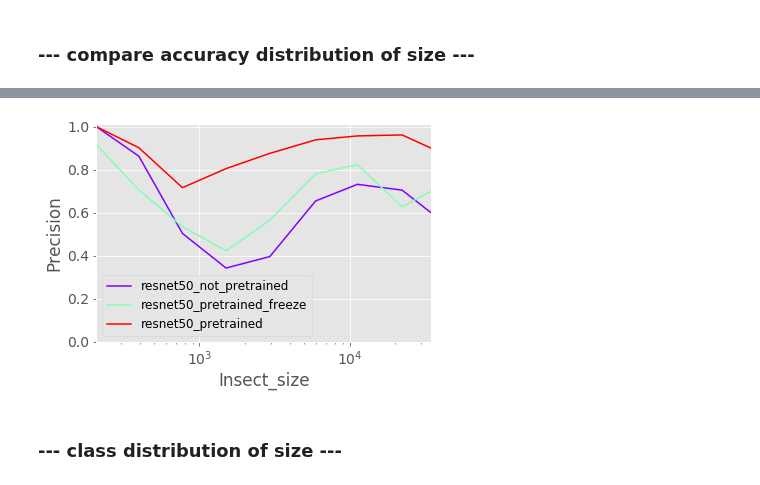
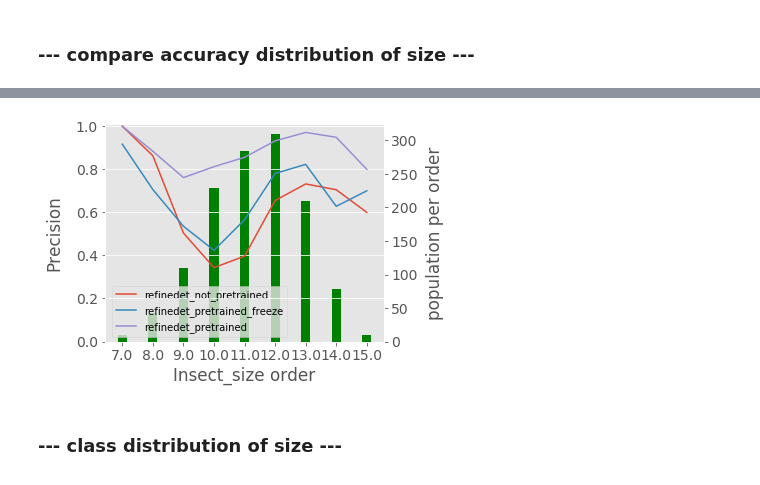
Before and after one commit to keiiti975/Insect_Phenology_Detector, a Jupyter notebook: result/classification/compare_finetuning/compare_finetuning.ipynb, the cells around one changed output, grey strips where cells are left out. Cells and saved outputs as stored; diff of their text form; code cells hidden in the pictures.

Commit message:
remake finetuning result

```diff
--- a/result/classification/compare_finetuning/compare_finetuning.ipynb
+++ b/result/classification/compare_finetuning/compare_finetuning.ipynb
@@ -111,12 +112,29 @@ all_df
-# %%
-plt.rcParams["font.size"] = 14
-all_df.plot(x="Insect_size", y=["resnet50_not_pretrained", "resnet50_pretrained_freeze", "resnet50_pretrained"], logx=True, legend=True, cmap="rainbow")
-plt.ylabel("Precision")
-plt.legend(fontsize=12)
-plt.ylim(0.0, 1.01)
-plt.savefig("/home/tanida/workspace/Insect_Phenology_Detector/result/classification/compare_finetuning/compare_precision_distrib_of_size.png", bbox_inches="tight")
-# %% [output]
-[figure, removed]
+# %%
+fig, ax1 = plt.subplots(figsize=(5,4))
+ax2 = ax1.twinx()
+
+x_label = ["7.0", "8.0", "9.0", "10.0", "11.0", "12.0", "13.0", "14.0", "15.0"]
+
+ax1.bar(x_label, all_df["count"], width=0.3, color="g")
+ax2.plot(x_label, all_df["resnet50_not_pretrained"], label="refinedet_not_pretrained")
+ax2.plot(x_label, all_df["resnet50_pretrained_freeze"], label="refinedet_pretrained_freeze")
+ax2.plot(x_label, all_df["resnet50_pretrained"], label="refinedet_pretrained")
+ax1.yaxis.tick_right()
+ax2.yaxis.tick_left()
+
+h2, l2 = ax2.get_legend_handles_labels()
+ax1.legend(h2, l2, bbox_to_anchor=(0.67, 0.), loc='lower right', fontsize=10)
+
+ax1.set_xlabel("Insect_size order")
+ax1.set_ylabel("Precision")
+ax1.yaxis.set_label_coords(-0.15, 0.5)
+ax1.grid(False)
+ax2.set_ylabel("population per order")
+ax2.set_ylim(0., 1.01)
+ax2.yaxis.set_label_coords(1.15, 0.5)
+plt.savefig("/home/tanida/workspace/Insect_Phenology_Detector/result/classification/compare_finetuning/compare_precision_distrib_of_size.png", bbox_inches="tight")
+# %% [output]
+[figure, added]
 # %% [markdown]
 ### --- class distribution of size ---
 # %%
```
Also changed, not shown: parts of 4 cells of this notebook, 5 other files.
